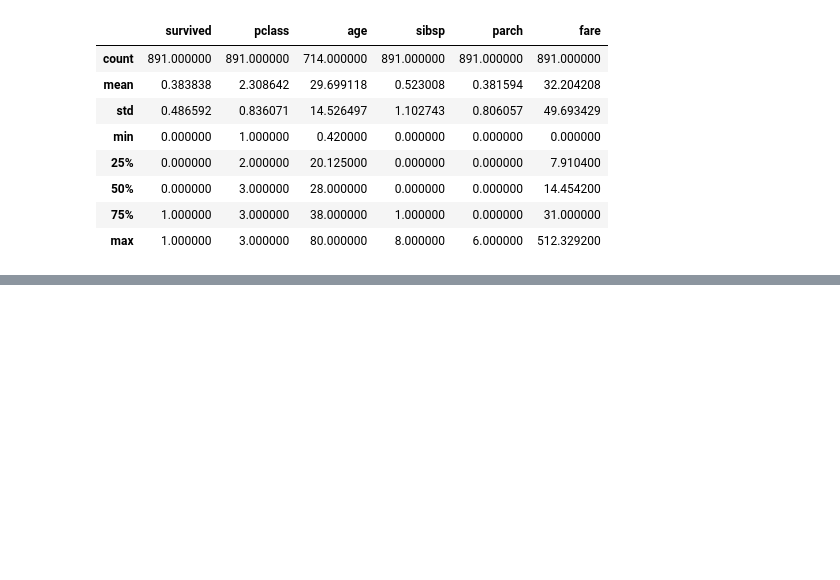
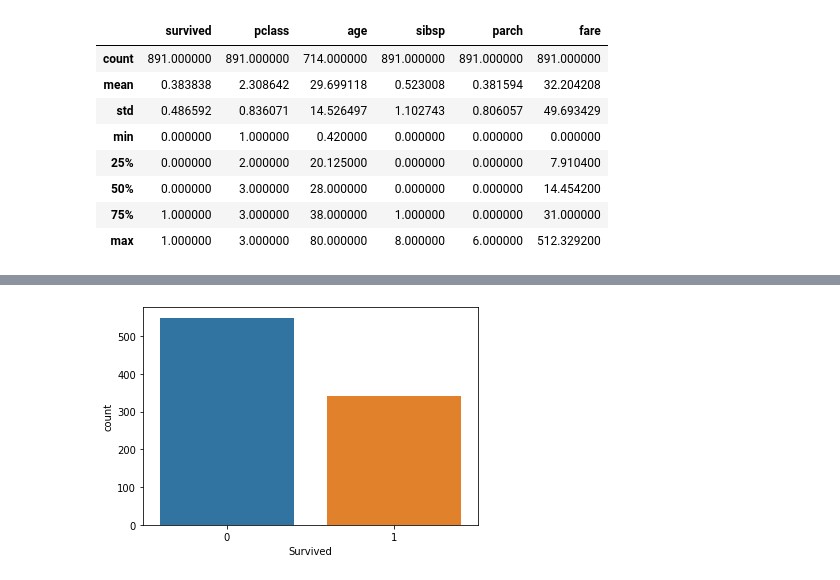
Before and after one commit to LeeJiHoon1125/Lee-Ji-Hoon, a Jupyter notebook: 이지훈5강6강.ipynb, the cells around one changed output, grey strips where cells are left out. Saved outputs shown, nothing was run; the diff lists cells and outputs as text; code cells hidden in the pictures; blank space fills up the shorter version.

```diff
--- a/이지훈5강6강.ipynb
+++ b/이지훈5강6강.ipynb
@@ -568,0 +589,5 @@ NameError: ignored
+# %%
+sns.countplot(x='Survived', data=df_train)
+plt.show()
+# %% [output]
+[figure, added]
```
Also changed, not shown: parts of 46 cells of this notebook.
